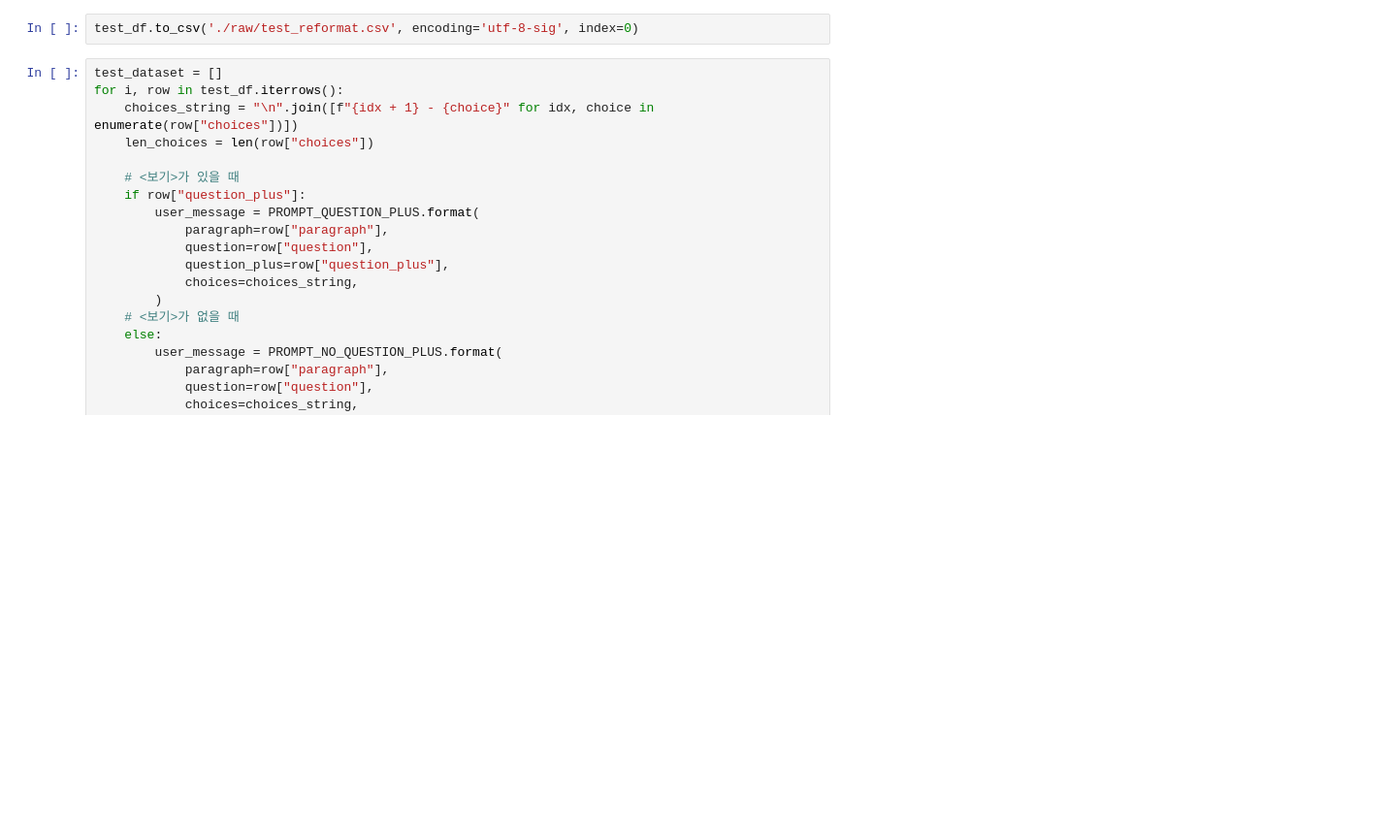
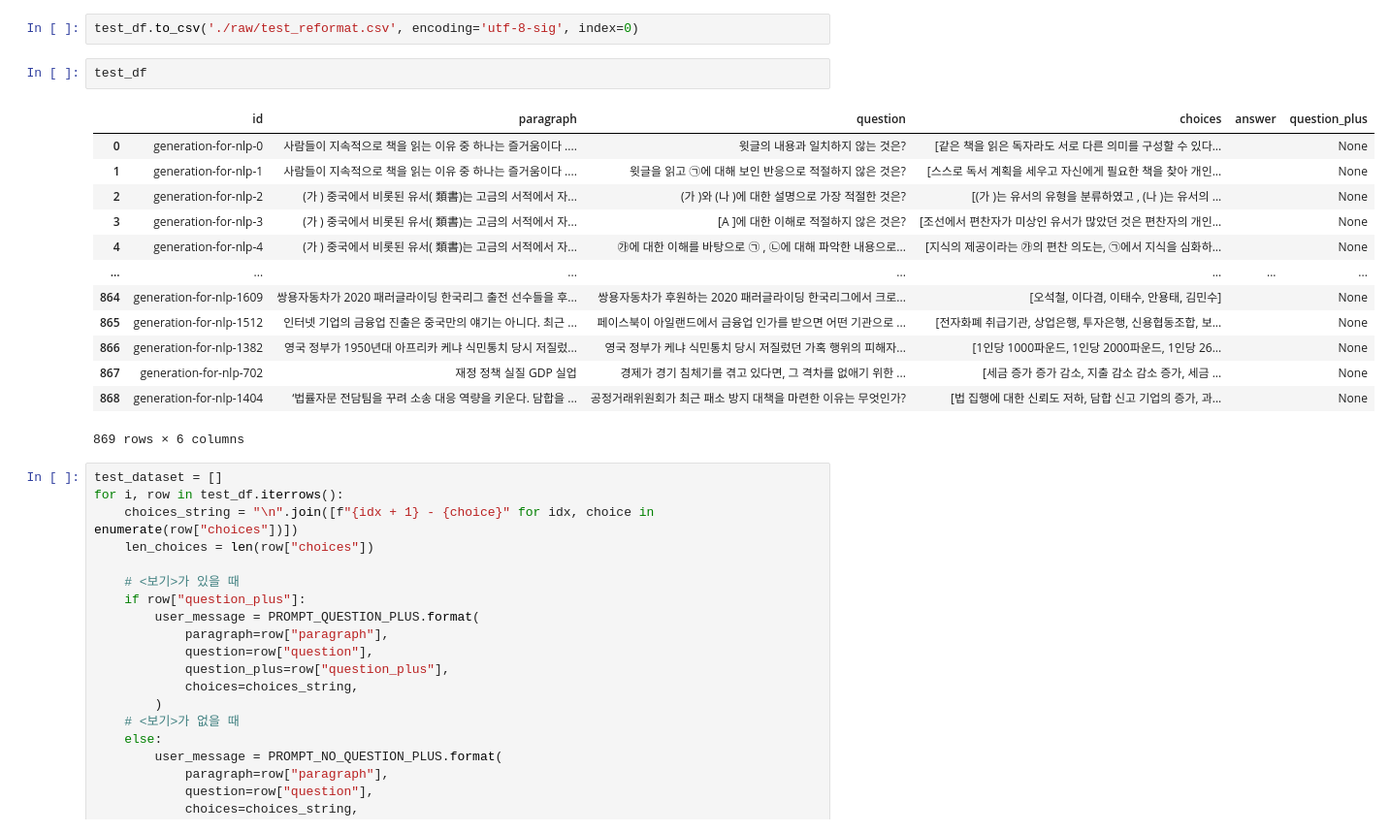
Before and after one commit to boostcampaitech7/level2-nlp-generationfornlp-nlp-03-lv3, a Jupyter notebook: resources/baseline_code.ipynb, the cells around one changed output. Shown: that part at 97% size. Saved outputs shown, nothing was run; the diff lists cells and outputs as text; blank space fills up the shorter version.

```diff
--- a/resources/baseline_code.ipynb
+++ b/resources/baseline_code.ipynb
@@ -652,6 +672,22 @@ for _, row in test_df.iterrows():
 test_df = pd.DataFrame(records)
 # %%
 test_df.to_csv('./raw/test_reformat.csv', encoding='utf-8-sig', index=0)
+# %%
+test_df
+# %% [output]
+|  | id | paragraph | question | choices | answer | question_plus |
+| 0 | generation-for-nlp-0 | 사람들이 지속적으로 책을 읽는 이유 중 하나는 즐거움이다 .... | 윗글의 내용과 일치하지 않는 것은? | [같은 책을 읽은 독자라도 서로 다른 의미를 구성할 수 있다... |  | None |
+| 1 | generation-for-nlp-1 | 사람들이 지속적으로 책을 읽는 이유 중 하나는 즐거움이다 .... | 윗글을 읽고 ㉠에 대해 보인 반응으로 적절하지 않은 것은? | [스스로 독서 계획을 세우고 자신에게 필요한 책을 찾아 개인... |  | None |
+| 2 | generation-for-nlp-2 | (가 ) 중국에서 비롯된 유서( 類書)는 고금의 서적에서 자... | (가 )와 (나 )에 대한 설명으로 가장 적절한 것은? | [(가 )는 유서의 유형을 분류하였고 , (나 )는 유서의 ... |  | None |
+| 3 | generation-for-nlp-3 | (가 ) 중국에서 비롯된 유서( 類書)는 고금의 서적에서 자... | [A ]에 대한 이해로 적절하지 않은 것은? | [조선에서 편찬자가 미상인 유서가 많았던 것은 편찬자의 개인... |  | None |
+| 4 | generation-for-nlp-4 | (가 ) 중국에서 비롯된 유서( 類書)는 고금의 서적에서 자... | ㉮에 대한 이해를 바탕으로 ㉠ , ㉡에 대해 파악한 내용으로... | [지식의 제공이라는 ㉮의 편찬 의도는, ㉠에서 지식을 심화하... |  | None |
+| ... | ... | ... | ... | ... | ... | ... |
+| 864 | generation-for-nlp-1609 | 쌍용자동차가 2020 패러글라이딩 한국리그 출전 선수들을 후... | 쌍용자동차가 후원하는 2020 패러글라이딩 한국리그에서 크로... | [오석철, 이다겸, 이태수, 안용태, 김민수] |  | None |
+| 865 | generation-for-nlp-1512 | 인터넷 기업의 금융업 진출은 중국만의 얘기는 아니다. 최근 ... | 페이스북이 아일랜드에서 금융업 인가를 받으면 어떤 기관으로 ... | [전자화폐 취급기관, 상업은행, 투자은행, 신용협동조합, 보... |  | None |
+| 866 | generation-for-nlp-1382 | 영국 정부가 1950년대 아프리카 케냐 식민통치 당시 저질렀... | 영국 정부가 케냐 식민통치 당시 저질렀던 가혹 행위의 피해자... | [1인당 1000파운드, 1인당 2000파운드, 1인당 26... |  | None |
+| 867 | generation-for-nlp-702 | 재정 정책 실질 GDP 실업 | 경제가 경기 침체기를 겪고 있다면, 그 격차를 없애기 위한 ... | [세금 증가 증가 감소, 지출 감소 감소 증가, 세금 ... |  | None |
+| 868 | generation-for-nlp-1404 | ‘법률자문 전담팀을 꾸려 소송 대응 역량을 키운다. 담합을 ... | 공정거래위원회가 최근 패소 방지 대책을 마련한 이유는 무엇인가? | [법 집행에 대한 신뢰도 저하, 담합 신고 기업의 증가, 과... |  | None |
+869 rows × 6 columns
 # %%
 test_dataset = []
 for i, row in test_df.iterrows():
```
Also changed, not shown: parts of 17 cells of this notebook, 7 other files.
